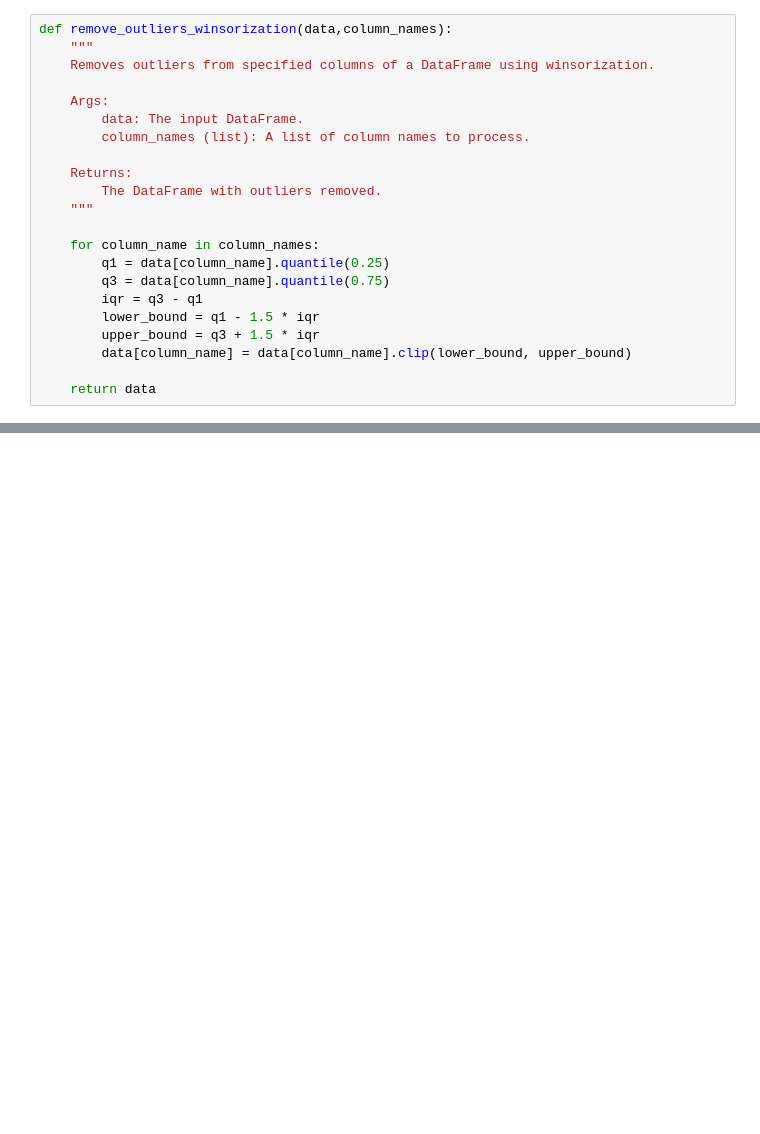
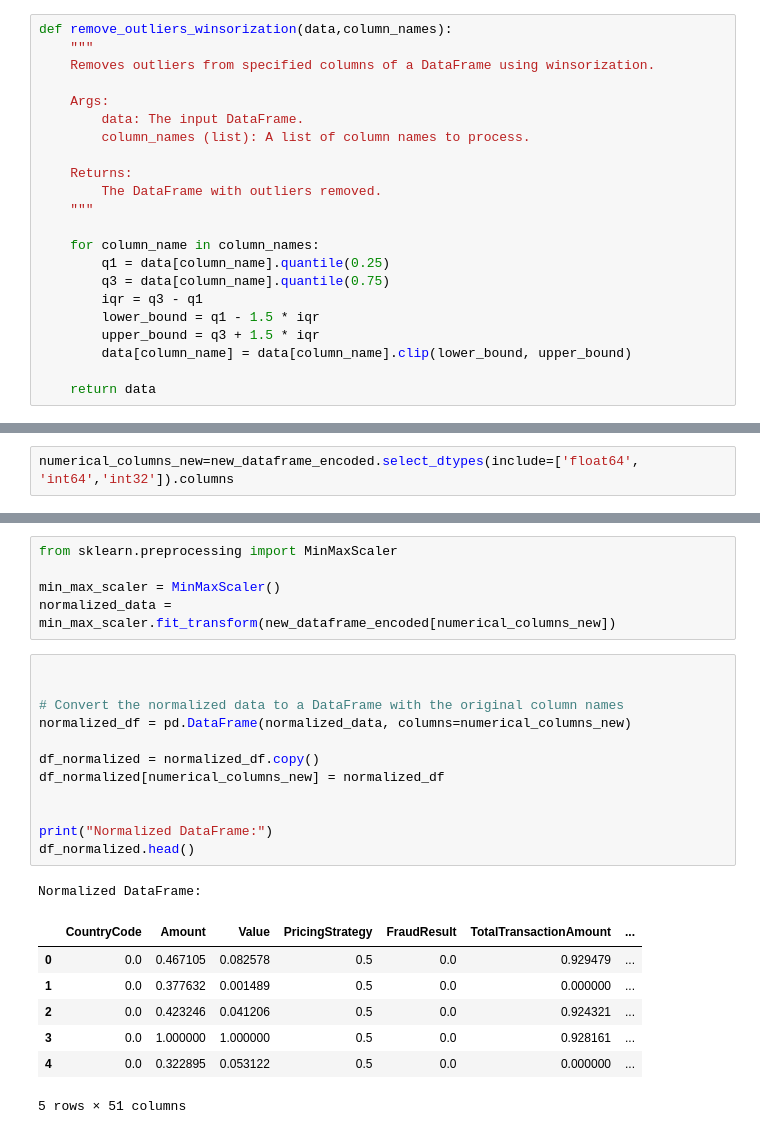
Before and after one commit to GuleWako/Credit-Risk-Analysis, a Jupyter notebook: notebooks/creditRiskAnalysis.ipynb, the cells around one changed output, grey strips where cells are left out. Cells and saved outputs as stored; diff of their text form; blank space fills up the shorter version.

```diff
--- a/notebooks/creditRiskAnalysis.ipynb
+++ b/notebooks/creditRiskAnalysis.ipynb
@@ -336,0 +457,2 @@ def remove_outliers_winsorization(data,column_names):
+# %%
+numerical_columns_new=new_dataframe_encoded.select_dtypes(include=['float64', 'int64','int32']).columns
@@ -336,0 +479,26 @@ def remove_outliers_winsorization(data,column_names):
+# %%
+from sklearn.preprocessing import MinMaxScaler
+
+min_max_scaler = MinMaxScaler()
+normalized_data = min_max_scaler.fit_transform(new_dataframe_encoded[numerical_columns_new])
+# %%
+
+
+# Convert the normalized data to a DataFrame with the original column names
+normalized_df = pd.DataFrame(normalized_data, columns=numerical_columns_new)
+
+df_normalized = normalized_df.copy()
+df_normalized[numerical_columns_new] = normalized_df
+
+
+print("Normalized DataFrame:")
+df_normalized.head()
+# %% [output]
+Normalized DataFrame:
+|  | CountryCode | Amount | Value | PricingStrategy | FraudResult | TotalTransactionAmount | ... |
+| 0 | 0.0 | 0.467105 | 0.082578 | 0.5 | 0.0 | 0.929479 | ... |
+| 1 | 0.0 | 0.377632 | 0.001489 | 0.5 | 0.0 | 0.000000 | ... |
+| 2 | 0.0 | 0.423246 | 0.041206 | 0.5 | 0.0 | 0.924321 | ... |
+| 3 | 0.0 | 1.000000 | 1.000000 | 0.5 | 0.0 | 0.928161 | ... |
+| 4 | 0.0 | 0.322895 | 0.053122 | 0.5 | 0.0 | 0.000000 | ... |
+5 rows × 51 columns
```
Also changed, not shown: parts of 30 cells of this notebook.
